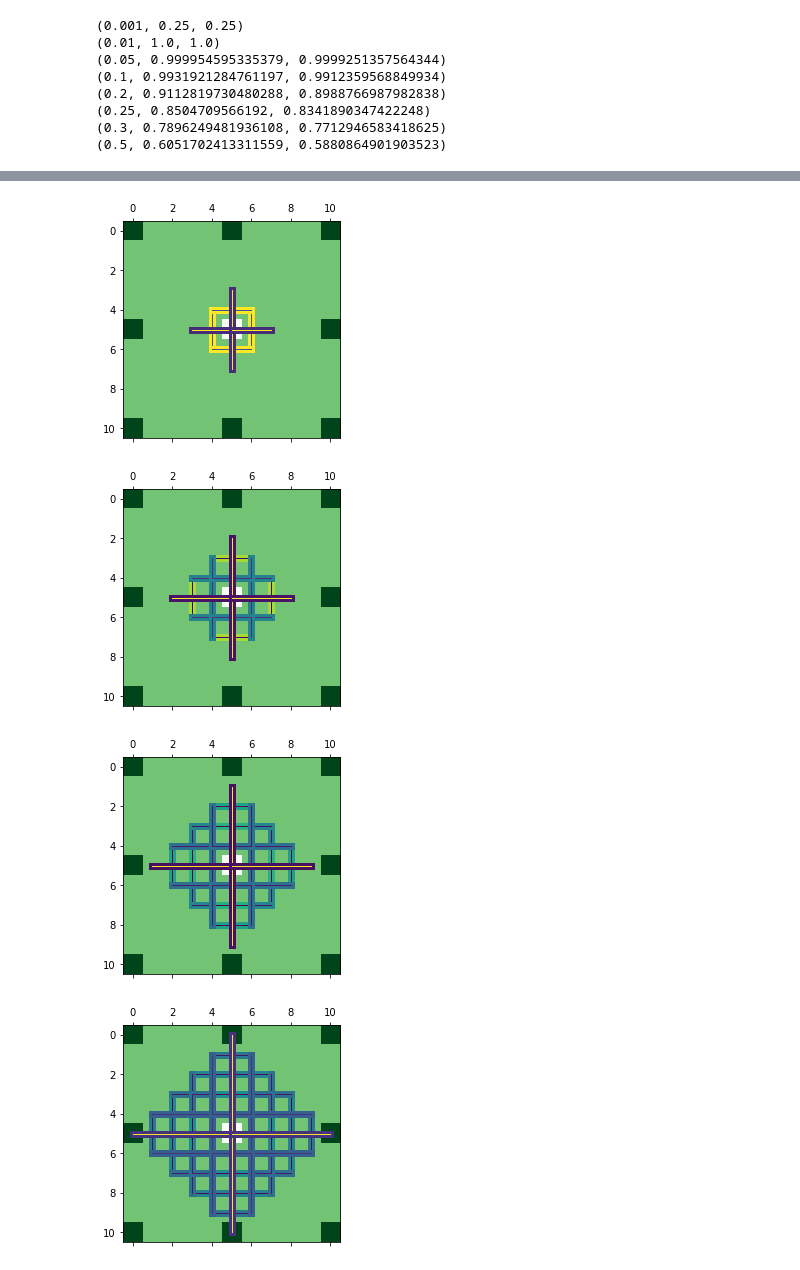
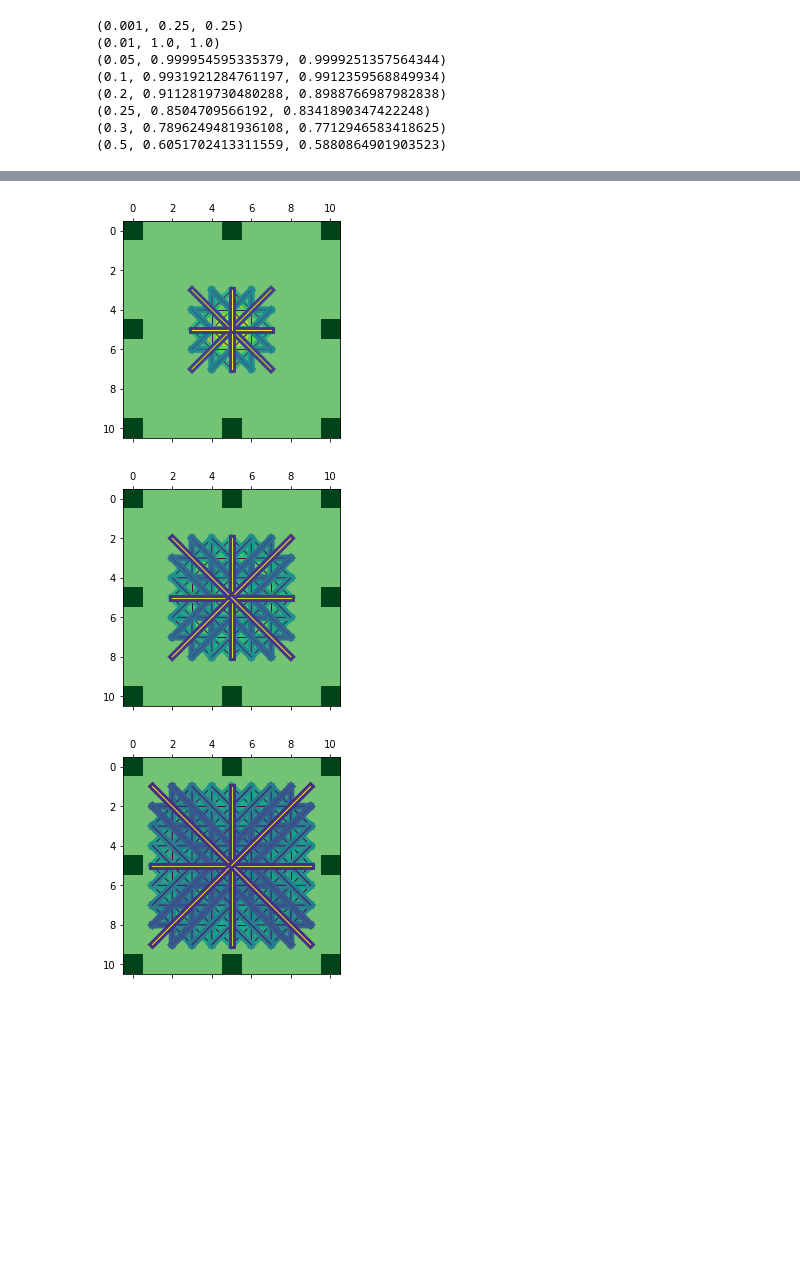
Before and after one commit to annieechen/communicative-models, a Jupyter notebook: notebooks/Example Actions.ipynb, the cells around one changed output, grey strips where cells are left out. Cells and saved outputs as stored; diff of their text form; code cells hidden in the pictures; blank space fills up the shorter version.

```diff
--- a/notebooks/Example Actions.ipynb
+++ b/notebooks/Example Actions.ipynb
@@ -15,0 +19,4 @@ def writeLikelihoodToFile(data, filename):
+# %%
+a = GridWorldAgent(softmax=0.25,width=11, rewardValues={(5,0):10, (0,5):10, (5,10):10, (10,5):10}, diagonal=True)
+policies = a.gen_policy_for_each_reward()
+data = a.getLikelihoodAllPaths(2, policies,display=True, topthree=True)
@@ -39,10 +83,11 @@ a = GridWorldAgent(softmax=0.2,width=10, rewardValues={9:10})
 (0.5, 0.6051702413311559, 0.5880864901903523)
 # %%
 # Next, we create a map with the reward at the middle right, and display and write data
-a = GridWorldAgent(softmax=0.25,width=11, rewardValues={(10,5):10})
+b = GridWorldAgent(softmax=0.25,width=11, rewardValues={(10,5):10}, diagonal=True)
 lengths = [1,2,3,4,5]
+policies = b.gen_policy_for_each_reward()
 for length in lengths:
-    data = a.getLikelihoodAllPaths(length, display=True, topthree=True)
+    data = b.getLikelihoodAllPaths(length, policies,display=True, topthree=True)
     writeLikelihoodToFile(data, '11width_one_reward_len_'+str(length)+'.csv')
 # a.displayAllPaths(2, topthree=False)
 # # # len(data)
@@ -69,8 +109,9 @@ for r in reward:
 # %%
 # Next, we create a map with the reward at the middle right, and display and write data
-a = GridWorldAgent(softmax=0.25,width=11, rewardValues={(10,0):10, (10,10):10})
+a = GridWorldAgent(softmax=0.25,width=11, rewardValues={(10,0):10, (10,10):10}, diagonal=True)
 lengths = [1,2,3,4,5]
+policies = a.gen_policy_for_each_reward()
 for length in lengths:
-    data = a.getLikelihoodAllPaths(length, display=True, topthree=True)
+    data = a.getLikelihoodAllPaths(length, policies, display=True, topthree=True)
     writeLikelihoodToFile(data, '11width_two_reward_len_'+str(length)+'.csv')
 # %% [output]
@@ -82,8 +123,9 @@ for length in lengths:
 # %%
 # Next, we create a map with reward on all four sides
-a = GridWorldAgent(softmax=0.25,width=11, rewardValues={(5,0):10, (0,5):10, (5,10):10, (10,5):10})
+a = GridWorldAgent(softmax=0.25,width=11, rewardValues={(5,0):10, (0,5):10, (5,10):10, (10,5):10}, diagonal=True)
 lengths = [1,2,3,4,5]
+policies = a.gen_policy_for_each_reward()
 for length in lengths:
-    data = a.getLikelihoodAllPaths(length, display=True, topthree=True)
+    data = a.getLikelihoodAllPaths(length, policies, display=True, topthree=True)
     writeLikelihoodToFile(data, '11width_four_reward_len_'+str(length)+'.csv')
 # %% [output]
@@ -95,8 +137,9 @@ for length in lengths:
 # %%
 # Next, we create a map with 8 values
-a = GridWorldAgent(softmax=0.25,width=11, rewardValues={(0,0):10,(5,0):10,(10,0):10,(0,5):10,(10,5):10,(0,10):10,(5,10):10,(10,10):10})
-lengths = [1,2,3,4,5]
+a = GridWorldAgent(softmax=0.25,width=11, rewardValues={(0,0):10,(5,0):10,(10,0):10,(0,5):10,(10,5):10,(0,10):10,(5,10):10,(10,10):10}, diagonal=True)
+lengths = [1,2,3,4]#,5]
+policies = a.gen_policy_for_each_reward()
 for length in lengths:
-    data = a.getLikelihoodAllPaths(length, display=True, topthree=False)
+    data = a.getLikelihoodAllPaths(length, policies, display=True, topthree=False)
     writeLikelihoodToFile(data, '11width_eight_reward_len_'+str(length)+'.csv')
 # %% [output]
@@ -104,4 +147,3 @@ for length in lengths:
-[figure, old version]
+[figure, new version]
-[figure, old version]
+[figure, new version]
-[figure, old version]
+[figure, new version]
-[figure, removed]
```
Also changed, not shown: parts of 13 cells of this notebook.
